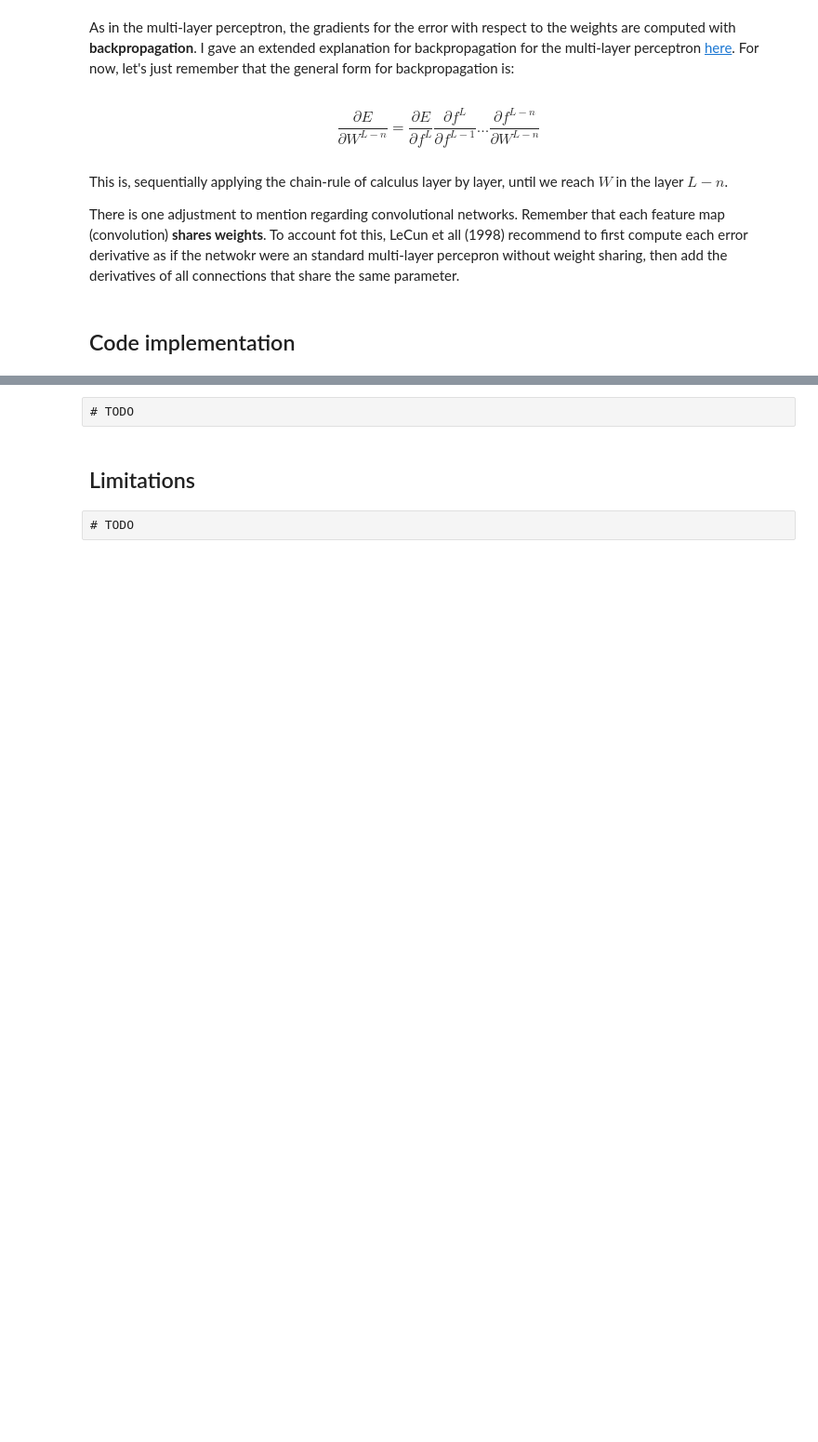
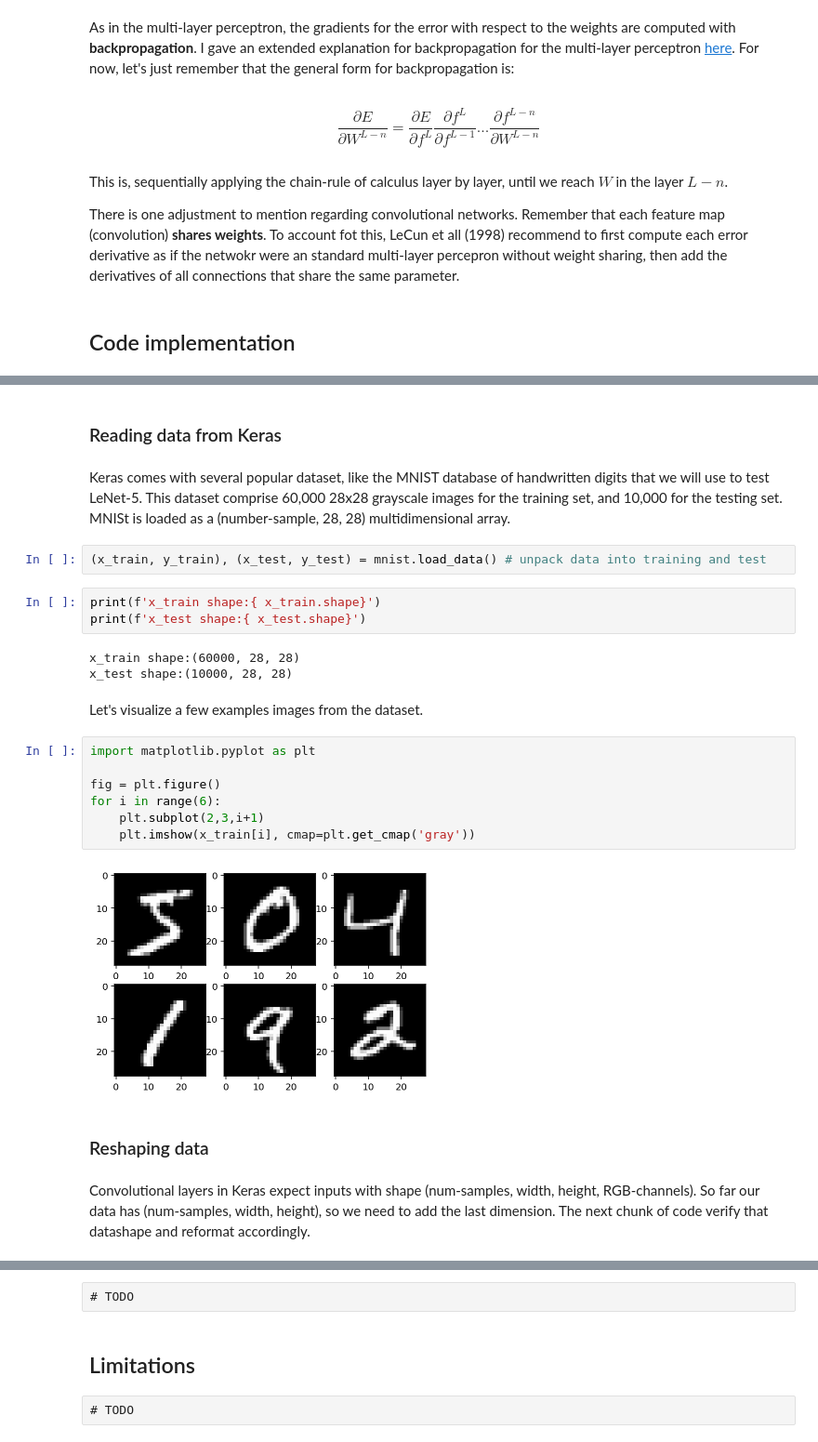
Before and after one commit to pabloinsente/nn-mod-cog, a Jupyter notebook: notebooks/cov-net.ipynb, the cells around one changed output, grey strips where cells are left out. Shown at 93% size. Saved outputs shown, nothing was run; the diff lists cells and outputs as text; blank space fills up the shorter version.

Commit message:
LeNeT-5 implementation in Keras

```diff
--- a/notebooks/cov-net.ipynb
+++ b/notebooks/cov-net.ipynb
@@ -534,0 +508,27 @@ x_train shape: (60000, 28, 28, 1)
+# %% [markdown]
+### Reading data from Keras
+# %% [markdown]
+Keras comes with several popular dataset, like the MNIST database of handwritten digits that we will use to test LeNet-5. This dataset comprise 60,000 28x28 grayscale images for the training set, and 10,000 for the testing set. MNISt is loaded as a (number-sample, 28, 28) multidimensional array.
+# %%
+(x_train, y_train), (x_test, y_test) = mnist.load_data() # unpack data into training and test
+# %%
+print(f'x_train shape:{ x_train.shape}')
+print(f'x_test shape:{ x_test.shape}')
+# %% [output]
+x_train shape:(60000, 28, 28)
+x_test shape:(10000, 28, 28)
+# %% [markdown]
+Let's visualize a few examples images from the dataset.
+# %%
+import matplotlib.pyplot as plt
+
+fig = plt.figure()
+for i in range(6):
+    plt.subplot(2,3,i+1)
+    plt.imshow(x_train[i], cmap=plt.get_cmap('gray'))
+# %% [output]
+[figure, added]
+# %% [markdown]
+### Reshaping data
+# %% [markdown]
+Convolutional layers in Keras expect inputs with shape (num-samples, width, height, RGB-channels). So far our data has (num-samples, width, height), so we need to add the last dimension. The next chunk of code verify that datashape and reformat accordingly.
```
Also changed, not shown: parts of 50 cells of this notebook, 1 other file.
